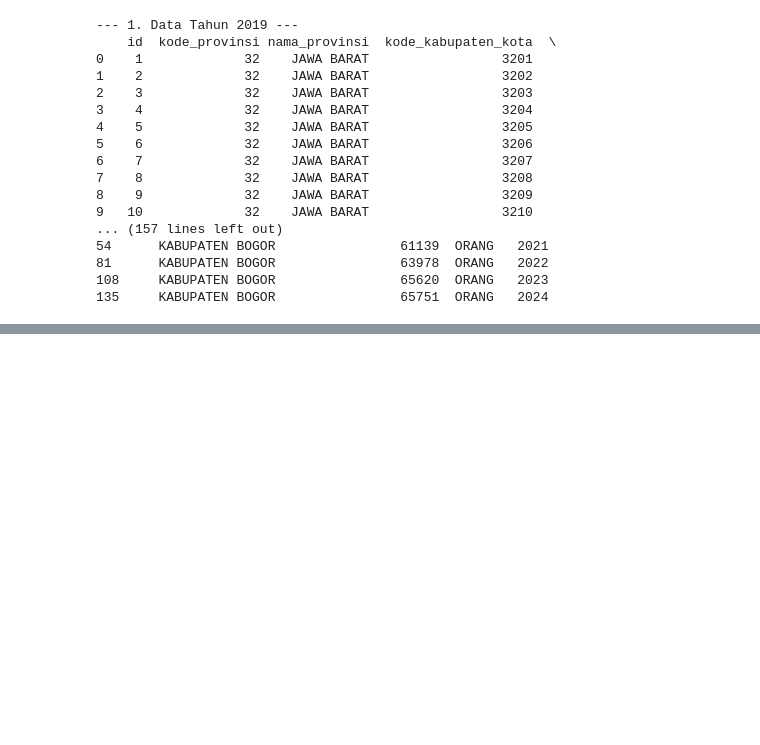
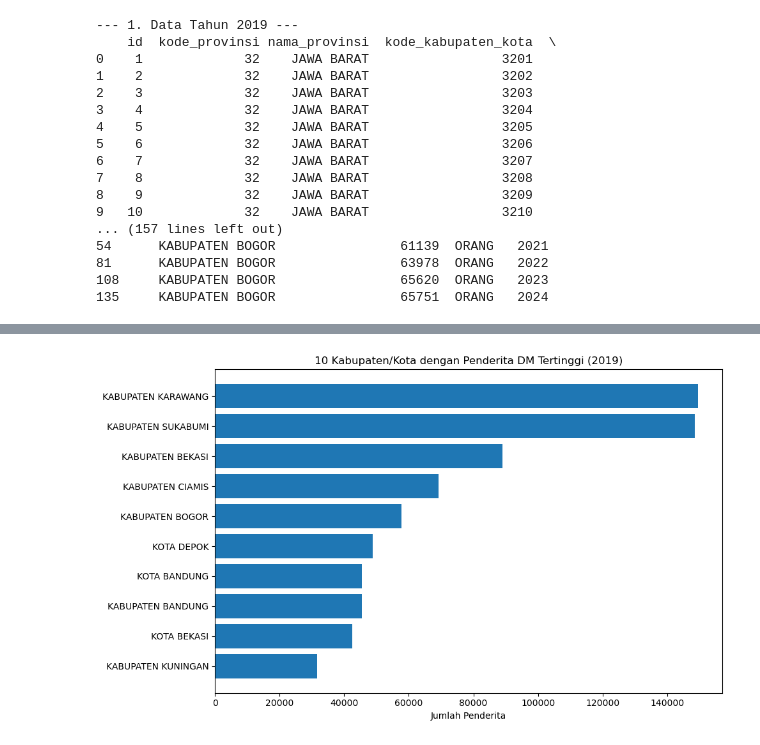
Before and after one commit to Rhyred/kelompok-IPYNB, a Jupyter notebook: kelompok.ipynb, the cells around one changed output, grey strips where cells are left out. Saved outputs shown, nothing was run; the diff lists cells and outputs as text; code cells hidden in the pictures; blank space fills up the shorter version.

```diff
--- a/kelompok.ipynb
+++ b/kelompok.ipynb
@@ -187,0 +203,24 @@ NameError: name 'total_tahun_series' is not defined
+# %%
+# Filter data tahun 2019
+df_2019 = df[df['tahun'] == 2019]
+
+# Ambil 10 kabupaten/kota dengan DM tertinggi
+top_10_2019 = df_2019.sort_values(
+    by='jumlah_penderita_dm',
+    ascending=False
+).head(10)
+# %%
+import matplotlib.pyplot as plt
+
+plt.figure(figsize=(10, 6))
+plt.barh(
+    top_10_2019['nama_kabupaten_kota'],
+    top_10_2019['jumlah_penderita_dm']
+)
+plt.xlabel('Jumlah Penderita')
+plt.title('10 Kabupaten/Kota dengan Penderita DM Tertinggi (2019)')
+plt.gca().invert_yaxis()
+plt.tight_layout()
+plt.show()
+# %% [output]
+[figure, added]
```
Also changed, not shown: parts of 10 cells of this notebook.
